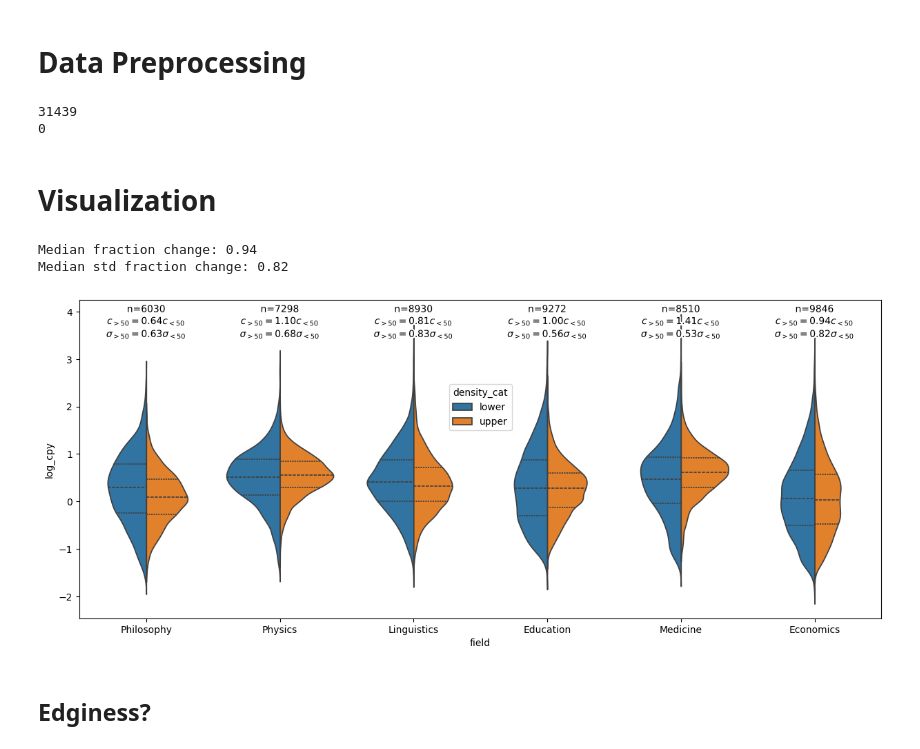
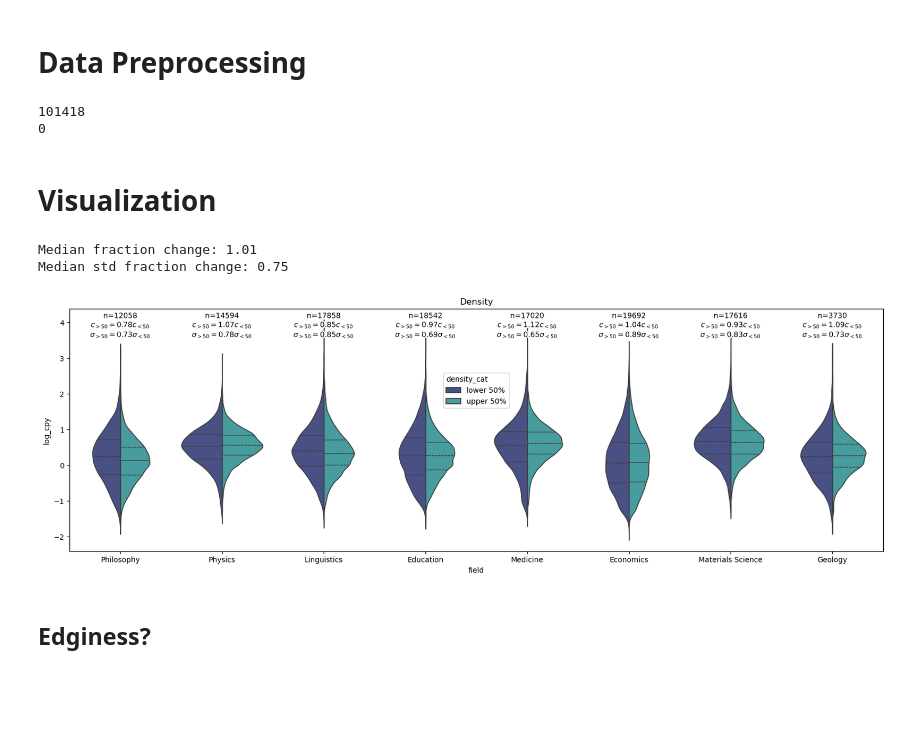
Before and after one commit to nathimel/citesim, a Jupyter notebook: src/notebooks/EDA_zhafen.ipynb, the cells around one changed output. Saved outputs shown, nothing was run; the diff lists cells and outputs as text; code cells hidden in the pictures; blank space fills up the shorter version.

Commit message:
independently confirm strong significant relationships of density and citevariance

```diff
--- a/src/notebooks/EDA_zhafen.ipynb
+++ b/src/notebooks/EDA_zhafen.ipynb
@@ -22,15 +22,18 @@ keys = [
     'Ololube2012',
     'Torres2013',
     'West2003',
+    'Miele2022',
+    'ForeroOrtega2021',
 ]
 key = keys[1]
 librarian = 'S2'
 vectorizer = 'SciBERT'
 split_at_median = False
-quantile = 0.1
+quantile = 0.5
 
-density_quantile = quantile
-edginess_quantile = quantile
+# I'm being dumb here
+metric_quantile = quantile
+metric_percent = int(100 * metric_quantile)
 # %%
 # TODO: we can simplify all this param sweeping logic via analysis_data/all_data.csv
 key_to_field = {
@@ -40,6 +43,8 @@ key_to_field = {
     'Ololube2012': 'Education',
     'Torres2013': 'Medicine',
     'West2003': 'Economics',
+    'Miele2022': 'Materials Science',
+    'ForeroOrtega2021': 'Geology',
 }
 # %% [markdown]
 ## Process Parameters
@@ -66,11 +71,11 @@ for key in keys:
             False: 'lower',
         })
     else:
-        upper_quantile = df['density'].quantile(1 - density_quantile)
-        lower_quantile = df['density'].quantile(density_quantile)
+        upper_quantile = df['density'].quantile(1 - metric_quantile)
+        lower_quantile = df['density'].quantile(metric_quantile)
         df['density_cat'] = 'center'
-        df.loc[df['density'] < lower_quantile, 'density_cat'] = 'lower'
-        df.loc[df['density'] > upper_quantile, 'density_cat'] = 'upper'
+        df.loc[df['density'] < lower_quantile, 'density_cat'] = f'lower {metric_percent}%'
+        df.loc[df['density'] > upper_quantile, 'density_cat'] = f'upper {metric_percent}%'
         df = df.loc[df['density_cat'] != 'center']
         df['density_cat'] = df['density_cat'].astype('category')
 
@@ -98,7 +103,7 @@ print(len(df[df.index.duplicated()]))
 df = df.reset_index()
 print(len(df[df.index.duplicated()]))
 # %% [output]
-31439
+101418
 0
 # %% [markdown]
 # Visualization
@@ -108,6 +113,7 @@ import matplotlib.transforms
 
 fig = plt.figure(figsize=(len(keys) * 2.5, 6))
 ax = plt.gca()
+ax.set_title("Density")
 
 sns.violinplot(
     ax=ax,
@@ -116,6 +122,7 @@ sns.violinplot(
     x='field',
     y='log_cpy',
     hue='density_cat',
+    palette='mako',
     split=True,
     inner='quart',
     dodge=True,
@@ -134,54 +141,54 @@ for i, key in enumerate(keys):
     # Median change
     df_center_by_density = df_center.groupby('density_cat')
     med_cpy = 10.**df_center_by_density['log_cpy'].median()
-    fraction_change = med_cpy['upper'] / med_cpy['lower']
+    fraction_change = med_cpy[f'upper {metric_percent}%'] / med_cpy[f'lower {metric_percent}%']
     fraction_changes.append(fraction_change)
     median_change_str = (
-        r'$c_{>50} = '
+        fr'$c_{{>{metric_percent}}} = '
         f'{fraction_change:.2f}'
-        r'c_{<50}$'
+        fr'c_{{<{metric_percent}}}$'
     )
 
     # Median change in width
     std_cpy = 10.**df_center_by_density['log_cpy'].std()
-    fraction_std_change = std_cpy['upper'] / std_cpy['lower']
+    fraction_std_change =  std_cpy[f'upper {metric_percent}%'] / std_cpy[f'lower {metric_percent}%']
     fraction_std_changes.append(fraction_std_change)
     std_change_str = (
-        r'$\sigma_{>50} = '
+        fr'$\sigma_{{>{metric_percent}}} = '
         f'{fraction_std_change:.2f}'
-        r'\sigma_{<50}$'
+        fr'\sigma_{{<{metric_percent}}}$'
     )
 
     text = ax.annotate(
         text=f'n={n}\n' + median_change_str + '\n' + std_change_str,
         xy=(i, 1),
         xycoords=matplotlib.transforms.blended_transform_factory(
             ax.transData,
             ax.transAxes,
         ),
         xytext=(0, -5),
         textcoords='offset points',
         ha='center',
         va='top',
     )
     text.set_path_effects([
         patheffects.Stroke(linewidth=3, foreground='w'),
         patheffects.Normal()
     ])
 
 legend = ax.get_legend()
 legend.set_loc('upper center')
 legend.set_bbox_to_anchor((0.5, 0.75))
 legend.set_alignment('left')
 
 print(
-    f'Median fraction change: {np.median(fraction_change):.2f}\n'
-    f'Median std fraction change: {np.median(fraction_std_change):.2f}\n'
+    f'Median fraction change: {np.median(fraction_changes):.2f}\n'
+    f'Median std fraction change: {np.median(fraction_std_changes):.2f}\n'
 )
 # %% [output]
-Median fraction change: 0.94
-Median std fraction change: 0.82
+Median fraction change: 1.01
+Median std fraction change: 0.75
-[figure, old version]
+[figure, new version]
 # %% [markdown]
 ## Edginess?
 # %%
```
Also changed, not shown: parts of 1 cell of this notebook, 19 other files.
